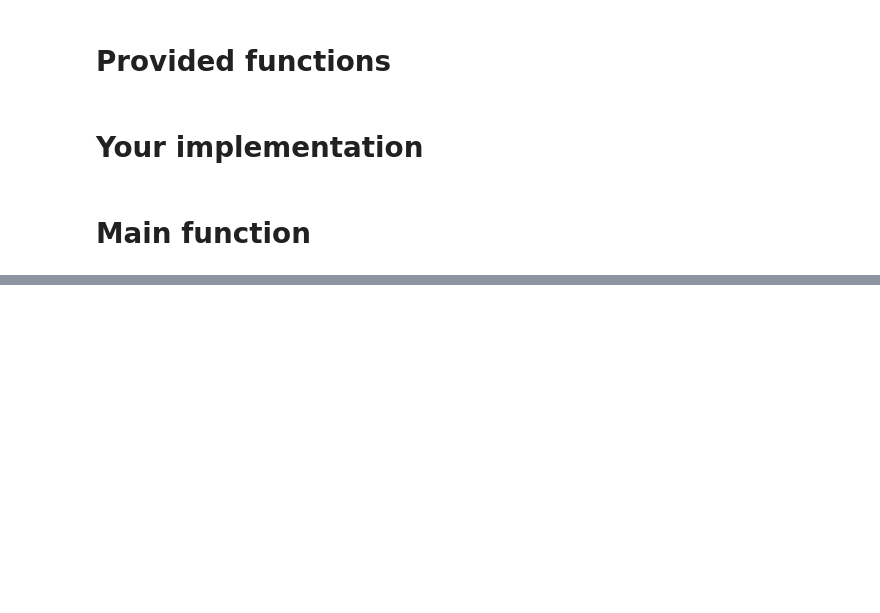
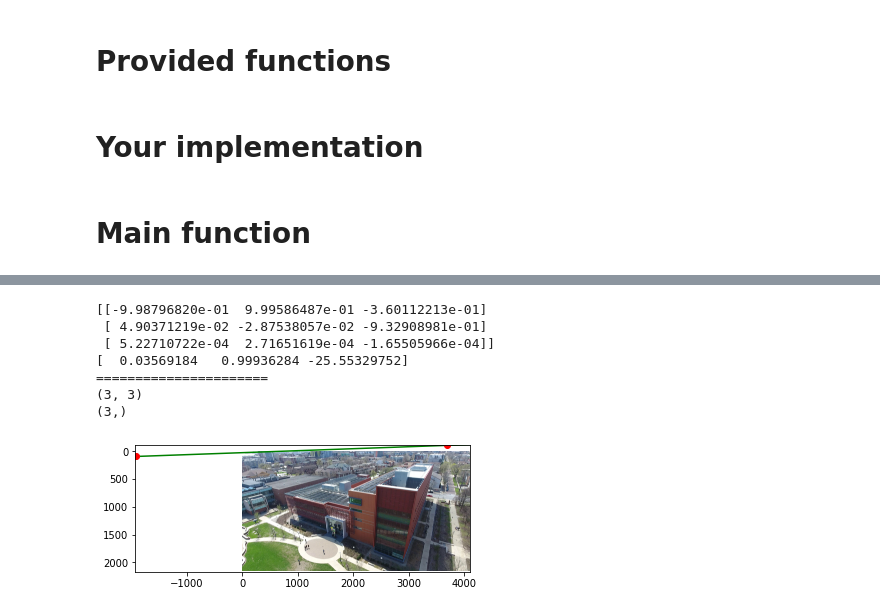
Before and after one commit to NickelLiang/ECE_Courses, a Jupyter notebook: ECE549/cv-sp21-mps/MP3/Q3/Q3_starter.ipynb, the cells around one changed output, grey strips where cells are left out. Cells and saved outputs as stored; diff of their text form; code cells hidden in the pictures; blank space fills up the shorter version.

```diff
--- a/ECE549/cv-sp21-mps/MP3/Q3/Q3_starter.ipynb
+++ b/ECE549/cv-sp21-mps/MP3/Q3/Q3_starter.ipynb
@@ -140,7 +133,26 @@ def get_horizon_line(...):
-# %%
-def plot_horizon_line(...):
-    """
-    Plots the horizon line.
-    """
-    # <YOUR CODE>
-    pass
+# %%
+def get_horizon_line(vpts):
+    """
+    Calculates the ground horizon line.
+    """
+    # <YOUR CODE>
+    # pass
+    print(vpts)
+    pt_l = vpts[:, 0]
+    pt_l = pt_l / pt_l[-1]
+    pt_r = vpts[:, 1]
+    pt_r = pt_r / pt_r[-1]
+
+    line = np.cross(pt_l, pt_r)
+
+    # print(line)
+    # print(line.shape)
+    sq = line[0]**2 + line[1]**2
+    # print(sq)
+    line = line / np.sqrt(sq)
+    # print(line)
+
+    # sq = line[0]**2 + line[1]**2
+    # print(sq)
+
+    return line
@@ -217,12 +303,23 @@ for i in range(num_vpts):
 # %%
 # Part (2) Computing and plotting the horizon
 # <YOUR CODE> Get the ground horizon line
-horizon_line = get_horizon_line()
+horizon_line = get_horizon_line(vpts)
+print(horizon_line)
 
 # <YOUR CODE> Plot the ground horizon line
 fig = plt.figure(); ax = fig.gca()
-plot_horizon_line(...)
-fig.savefig('Q3_horizon.pdf', bbox_inches='tight')
+plot_horizon_line(ax, im, vpts, horizon_line)
+# plot_lines_and_vp(ax, im, horizon_line, vpts[:, 0])
+fig.savefig('Q3_horizon.png', bbox_inches='tight')
+# %% [output]
+[[-9.98796820e-01  9.99586487e-01 -3.60112213e-01]
+ [ 4.90371219e-02 -2.87538057e-02 -9.32908981e-01]
+ [ 5.22710722e-04  2.71651619e-04 -1.65505966e-04]]
+[  0.03569184   0.99936284 -25.55329752]
+======================
+(3, 3)
+(3,)
+[figure, added]
 # %%
 # Part (3) Computing Camera Parameters
 # <YOUR CODE> Solve for the camera parameters (f, u, v)
```
Also changed, not shown: parts of 4 cells of this notebook, 1 other file.
